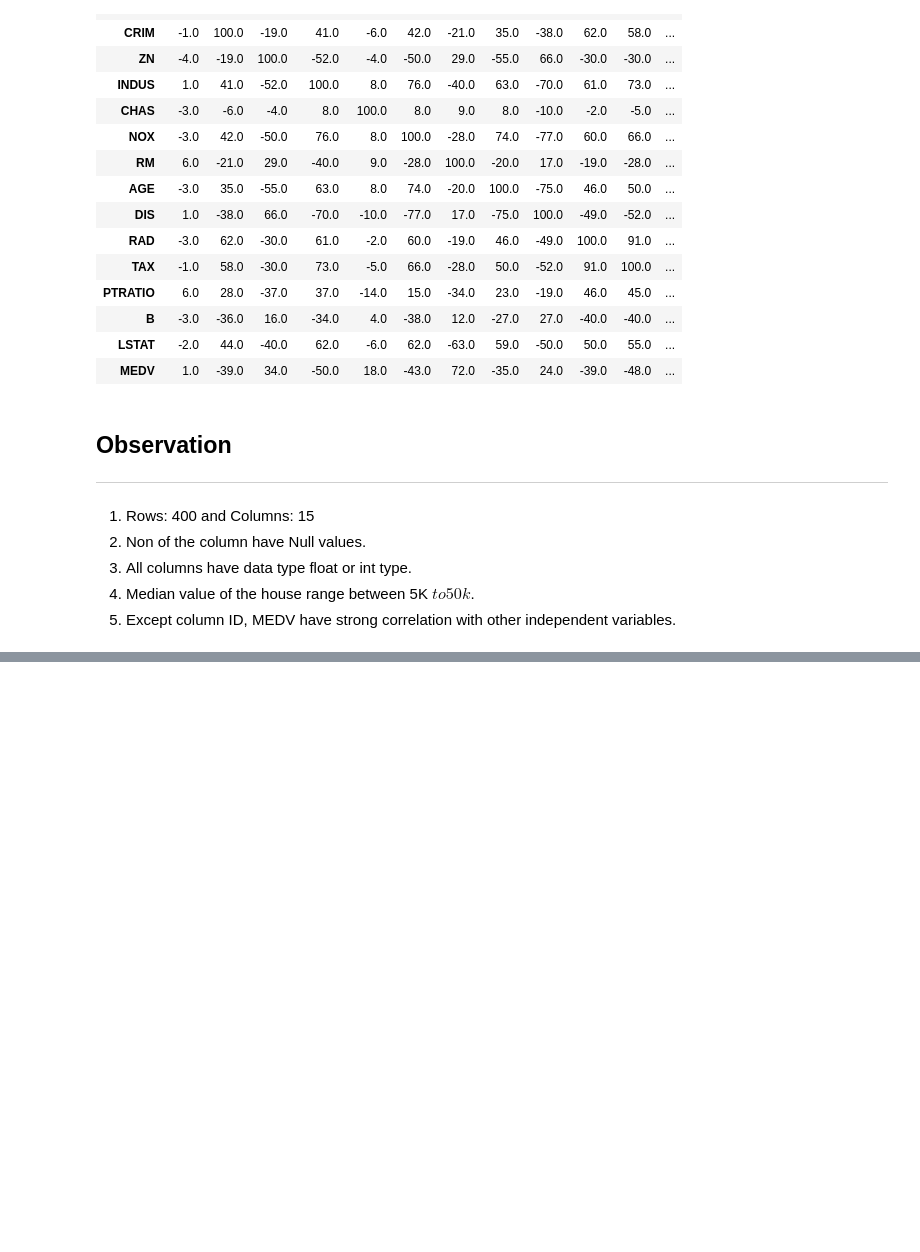
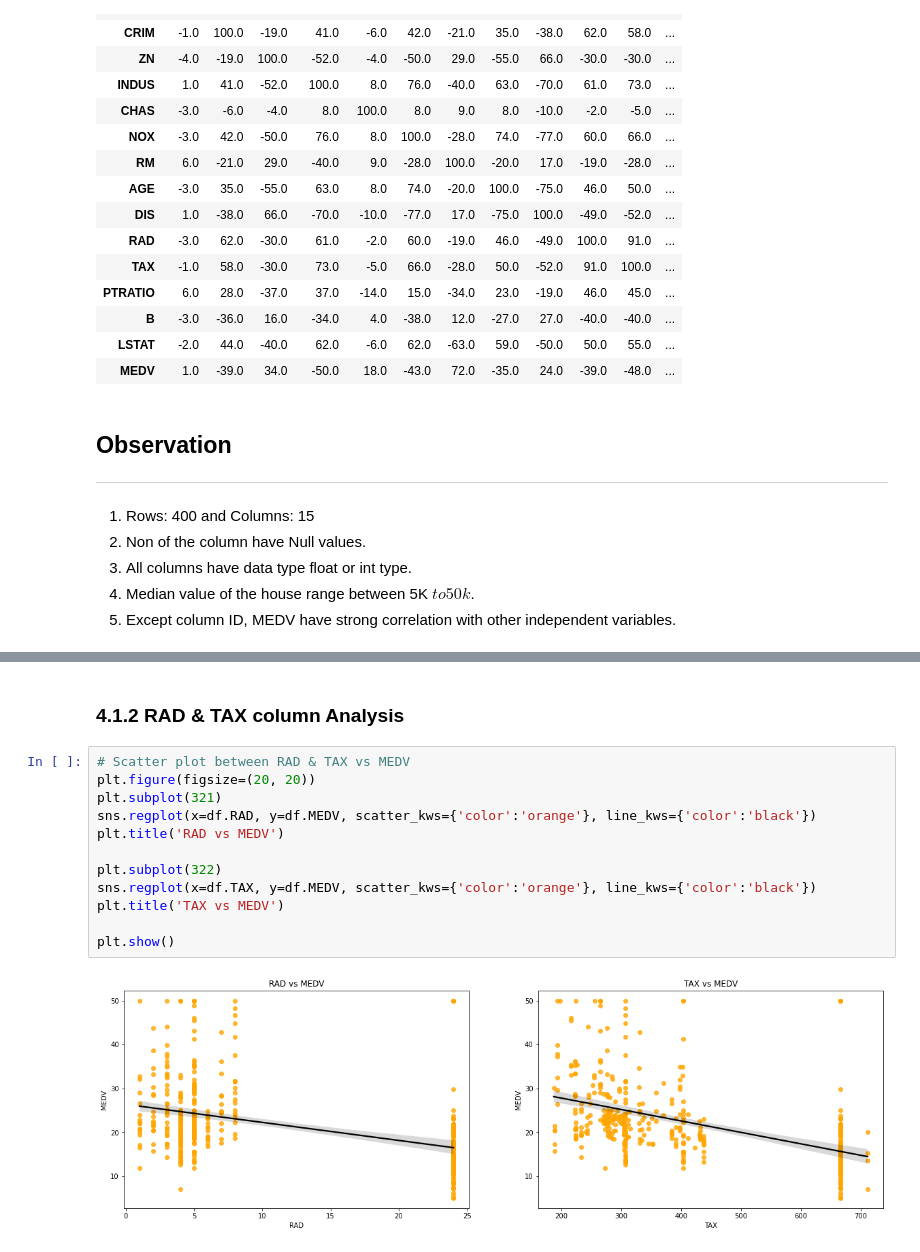
Before and after one commit to Jeyramana/GUVI_Assignments, a Jupyter notebook: Assignment_4/boston.ipynb, the cells around one changed output, grey strips where cells are left out. Cells and saved outputs as stored; diff of their text form; blank space fills up the shorter version.

```diff
--- a/Assignment_4/boston.ipynb
+++ b/Assignment_4/boston.ipynb
@@ -151,0 +176,16 @@ df.corr().round(2)*100
+# %% [markdown]
+### 4.1.2 RAD & TAX column Analysis
+# %%
+# Scatter plot between RAD & TAX vs MEDV
+plt.figure(figsize=(20, 20))
+plt.subplot(321)
+sns.regplot(x=df.RAD, y=df.MEDV, scatter_kws={'color':'orange'}, line_kws={'color':'black'})
+plt.title('RAD vs MEDV')
+
+plt.subplot(322)
+sns.regplot(x=df.TAX, y=df.MEDV, scatter_kws={'color':'orange'}, line_kws={'color':'black'})
+plt.title('TAX vs MEDV')
+
+plt.show()
+# %% [output]
+[figure, added]
```
Also changed, not shown: parts of 15 cells of this notebook.
